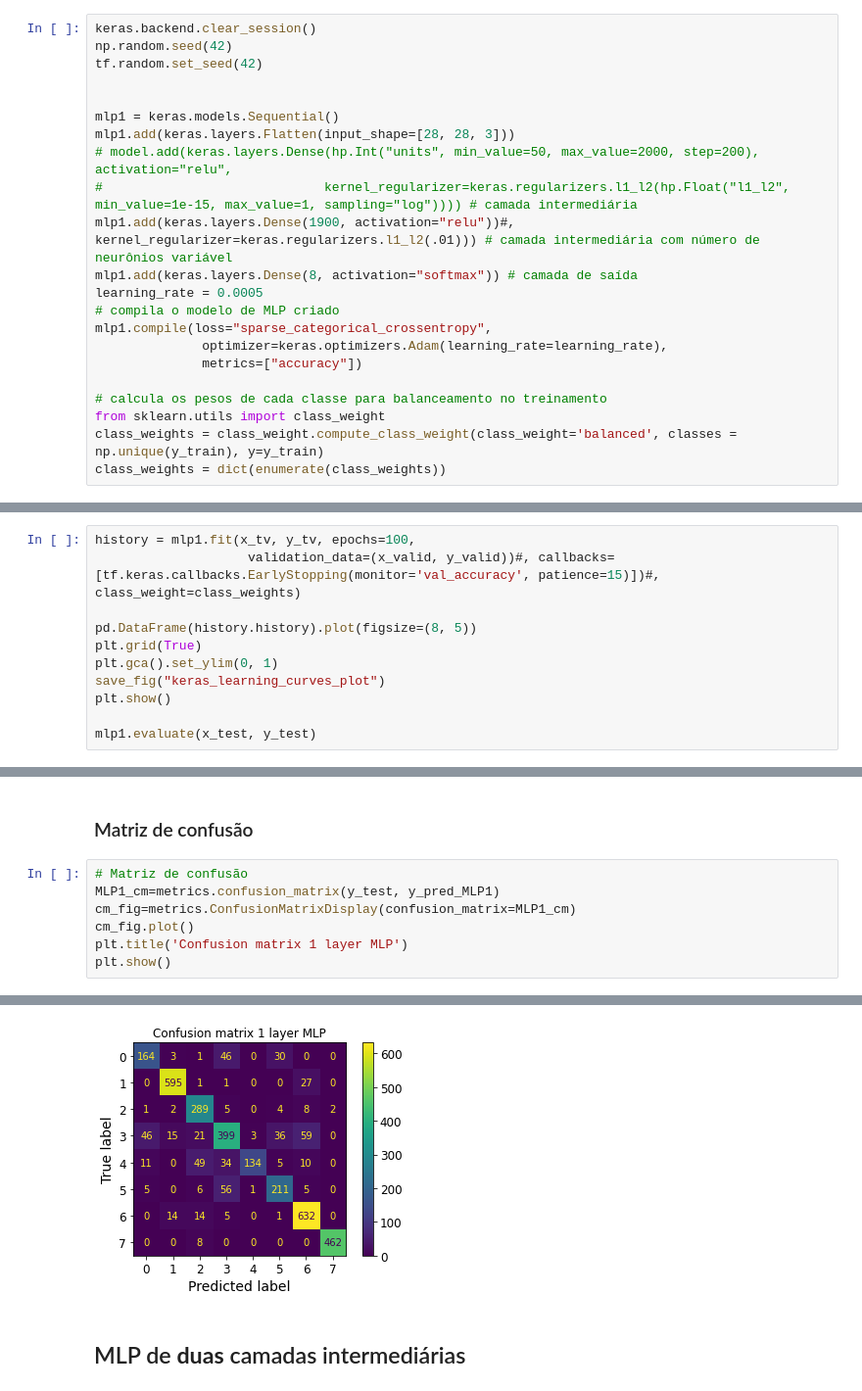
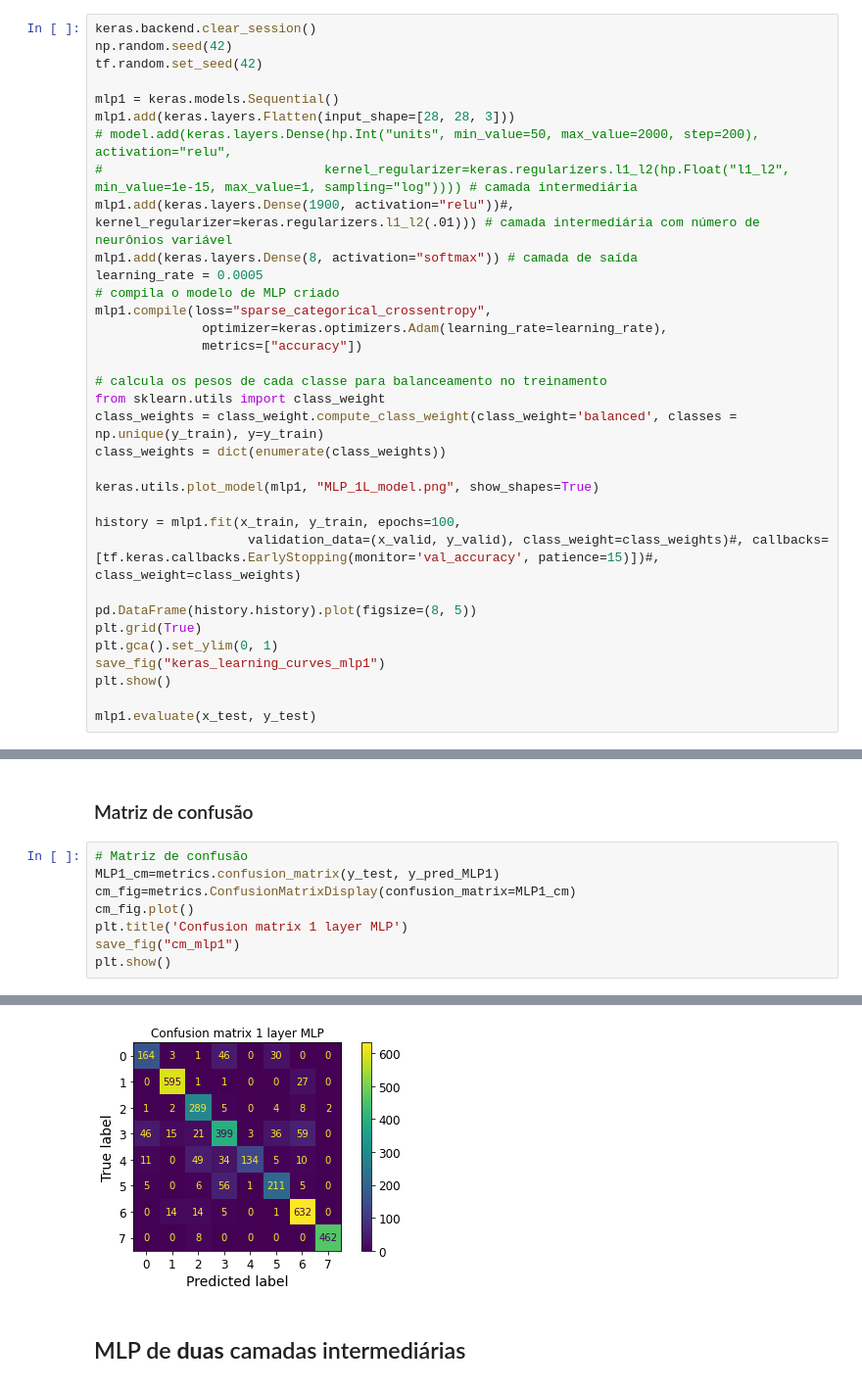
Before and after one commit to LuisLVieira/IA048, a Jupyter notebook: EFC3/efc3_221045_242448.ipynb, the cells around one changed output, grey strips where cells are left out. Shown at 98% size. Drawn from its saved outputs; the diff is of its cells as text.

```diff
--- a/EFC3/efc3_221045_242448.ipynb
+++ b/EFC3/efc3_221045_242448.ipynb
@@ -480,7 +481,6 @@ NameError: ignored
 keras.backend.clear_session()
 np.random.seed(42)
 tf.random.set_seed(42)
-
 
 mlp1 = keras.models.Sequential()
 mlp1.add(keras.layers.Flatten(input_shape=[28, 28, 3]))
@@ -498,3 +498,16 @@ mlp1.compile(loss="sparse_categorical_crossentropy",
 from sklearn.utils import class_weight
 class_weights = class_weight.compute_class_weight(class_weight='balanced', classes = np.unique(y_train), y=y_train)
 class_weights = dict(enumerate(class_weights))
+
+keras.utils.plot_model(mlp1, "MLP_1L_model.png", show_shapes=True)
+
+history = mlp1.fit(x_train, y_train, epochs=100,
+                    validation_data=(x_valid, y_valid), class_weight=class_weights)#, callbacks=[tf.keras.callbacks.EarlyStopping(monitor='val_accuracy', patience=15)])#, class_weight=class_weights)
+
+pd.DataFrame(history.history).plot(figsize=(8, 5))
+plt.grid(True)
+plt.gca().set_ylim(0, 1)
+save_fig("keras_learning_curves_mlp1")
+plt.show()
+
+mlp1.evaluate(x_test, y_test)
@@ -501,11 +534,0 @@ class_weights = dict(enumerate(class_weights))
-# %%
-history = mlp1.fit(x_tv, y_tv, epochs=100,
-                    validation_data=(x_valid, y_valid))#, callbacks=[tf.keras.callbacks.EarlyStopping(monitor='val_accuracy', patience=15)])#, class_weight=class_weights)
-
-pd.DataFrame(history.history).plot(figsize=(8, 5))
-plt.grid(True)
-plt.gca().set_ylim(0, 1)
-save_fig("keras_learning_curves_plot")
-plt.show()
-
-mlp1.evaluate(x_test, y_test)
@@ -585,5 +597,6 @@ MLP1_cm=metrics.confusion_matrix(y_test, y_pred_MLP1)
 cm_fig=metrics.ConfusionMatrixDisplay(confusion_matrix=MLP1_cm)
 cm_fig.plot()
 plt.title('Confusion matrix 1 layer MLP')
+save_fig("cm_mlp1")
 plt.show()
 # %% [output]
@@ -590,4 +604,4 @@ plt.show()
-[figure, old version]
+[figure, new version]
 # %% [markdown]
 ## MLP de **duas** camadas intermediárias
 # %% [markdown]
```
Also changed, not shown: parts of 41 cells of this notebook.
